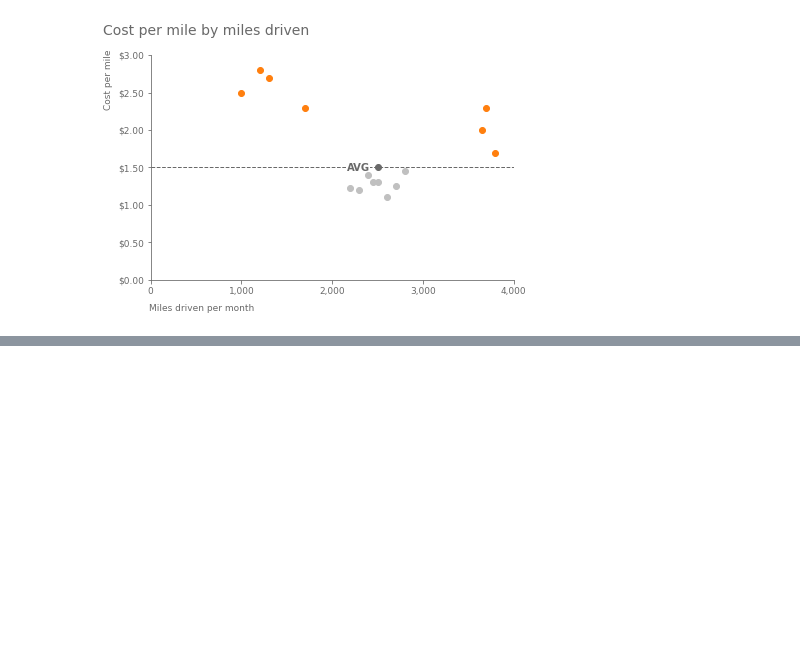
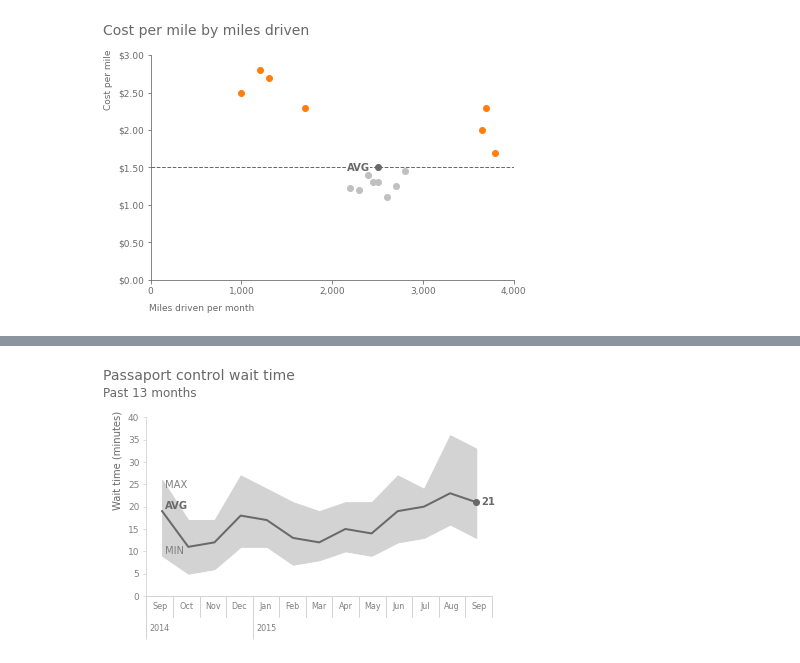
Before and after one commit to amandinhame/data-visualization-cookbook, a Jupyter notebook: matplotlib/storytelling_with_data.ipynb, the cells around one changed output, grey strips where cells are left out. Cells and saved outputs as stored; diff of their text form; code cells hidden in the pictures; blank space fills up the shorter version.

Commit message:
Add range plot to sotrytelling notebook

```diff
--- a/matplotlib/storytelling_with_data.ipynb
+++ b/matplotlib/storytelling_with_data.ipynb
@@ -443,0 +464,85 @@ plt.show()
+# %%
+import calendar
+
+import matplotlib.pyplot as plt
+import pandas as pd
+import numpy as np
+
+%matplotlib inline
+
+# Data
+data = [[2014, 9, 9, 19, 26], [2014, 10, 5, 11, 17], [2014, 11, 6, 12, 17], [2014, 12, 11, 18, 27],
+    [2015, 1, 11, 17, 24], [2015, 2, 7, 13, 21], [2015, 3, 8, 12, 19], [2015, 4, 10, 15, 21],
+    [2015, 5, 9, 14, 21], [2015, 6, 12, 19, 27], [2015, 7, 13, 20, 24], [2015, 8, 16, 23, 36],
+    [2015, 9, 13, 21, 33]]
+
+df = pd.DataFrame(data, columns =['year', 'month', 'min', 'avg', 'max'])
+
+df['x'] = df.apply(lambda r: str(r[0]) + '-' + '{:02d}'.format(r[1]), axis=1)
+df['month_abbr'] = df['month'].apply(lambda x: calendar.month_abbr[x])
+
+# Colors
+palette = {
+    'light_grey': 'lightgrey',
+    'grey': 'grey',
+    'dark_grey': 'dimgrey',
+    'black': 'xkcd:almost black'
+}
+
+# Plot
+fig, ax = plt.subplots(figsize=(6, 4))
+
+ax.fill_between(df['x'], df['min'], df['max'], color=palette['light_grey'])
+ax.plot(df['x'], df['avg'], color=palette['dark_grey'], linewidth=2)
+
+ax.scatter('2015-09', 21, color=palette['dark_grey'])
+ax.text(12.2, 21, '21', color=palette['dark_grey'], va='center', ha='left', weight='bold')
+
+ax.text(0.1, 9, 'MIN', color=palette['grey'], va='bottom', ha='left')
+ax.text(0.1, 26, 'MAX', color=palette['grey'], va='top', ha='left')
+ax.text(0.1, 19, 'AVG', color=palette['dark_grey'], va='bottom', ha='left', weight='bold')
+
+fig.subplots_adjust(left=0.15, top=0.82, bottom=0.2, right=0.95)
+
+# Texts
+fig.text(0.05, 0.95, 'Passaport control wait time', color=palette['dark_grey'], fontsize=14)
+fig.text(0.05, 0.89, 'Past 13 months', color=palette['dark_grey'], fontsize=12)
+
+# X axis
+t = ax.table([df['month_abbr'], df['year']])
+
+for c in range(len(data)):
+    for r in range(2):
+
+        t[r, c].set_edgecolor(palette['light_grey'])
+        t[r, c].set_height(.12)
+        t[r, c].set_text_props(color=palette['grey'], fontsize=12, ha='center', va='center')
+
+        if r == 0:
+            t[r, c].visible_edges = 'TRL'
+        elif c == 0 or c == 4:
+            t[r, c].visible_edges = 'L'
+        else:
+            t[r, c].visible_edges = ''
+            t[r, c].get_text().set_text('')
+
+# Axes
+ax.spines['top'].set_visible(False)
+ax.spines['right'].set_visible(False)
+ax.spines['bottom'].set_visible(False)
+
+ax.spines['left'].set_color(palette['light_grey'])
+
+ax.set_ylim(0, 40)
+
+y_ticks = np.arange(0, 41, 5)
+ax.set_yticks(y_ticks)
+ax.set_xticks([])
+
+ax.set_ylabel('Wait time (minutes)', x=0.05, y=0.76, color=palette['dark_grey'], labelpad=5, fontsize=10)
+
+ax.tick_params(color=palette['light_grey'], labelcolor=palette['grey'], labelsize=9)
+
+plt.show()
+# %% [output]
+[figure, added]
```
Also changed, not shown: parts of 3 cells of this notebook.
